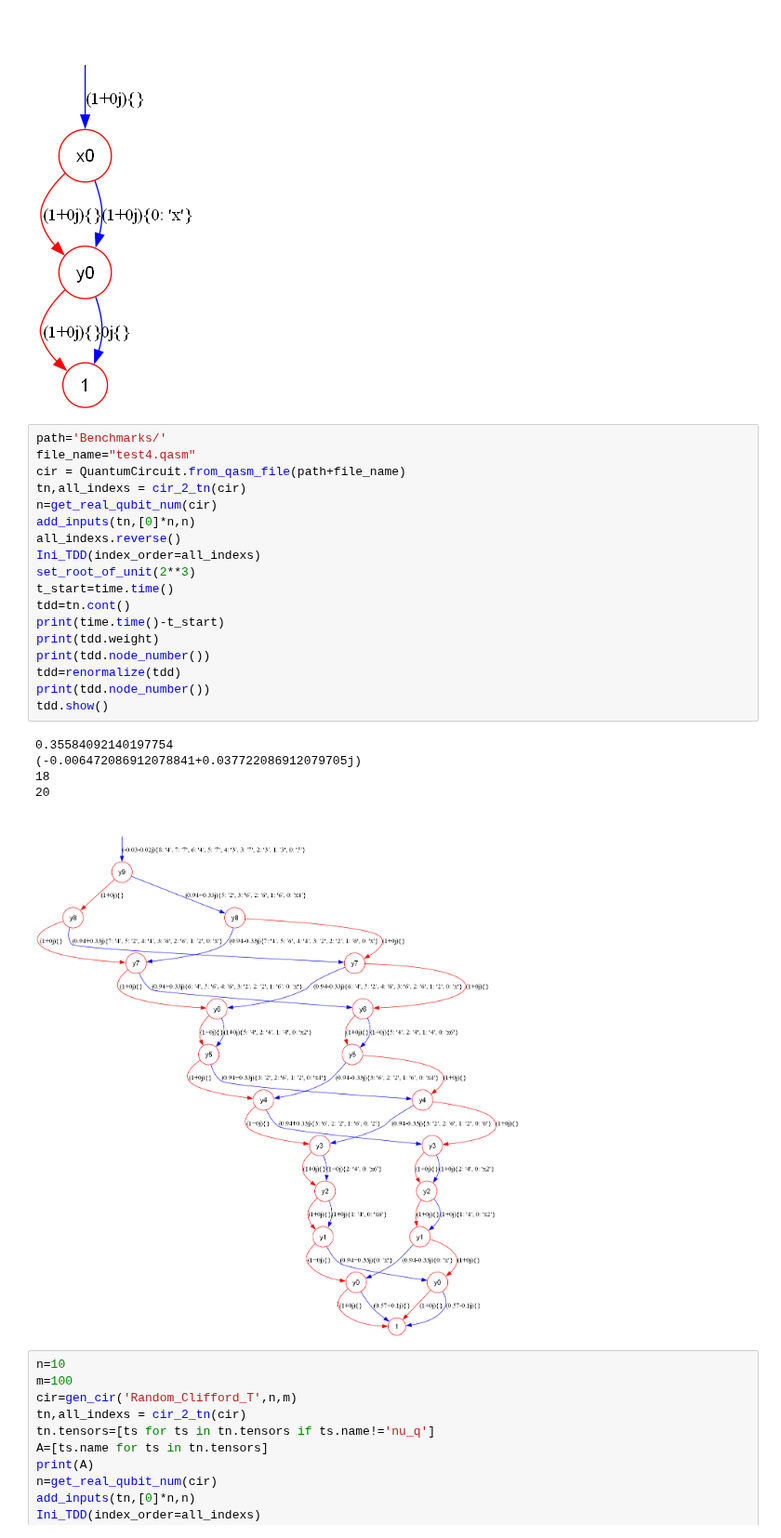
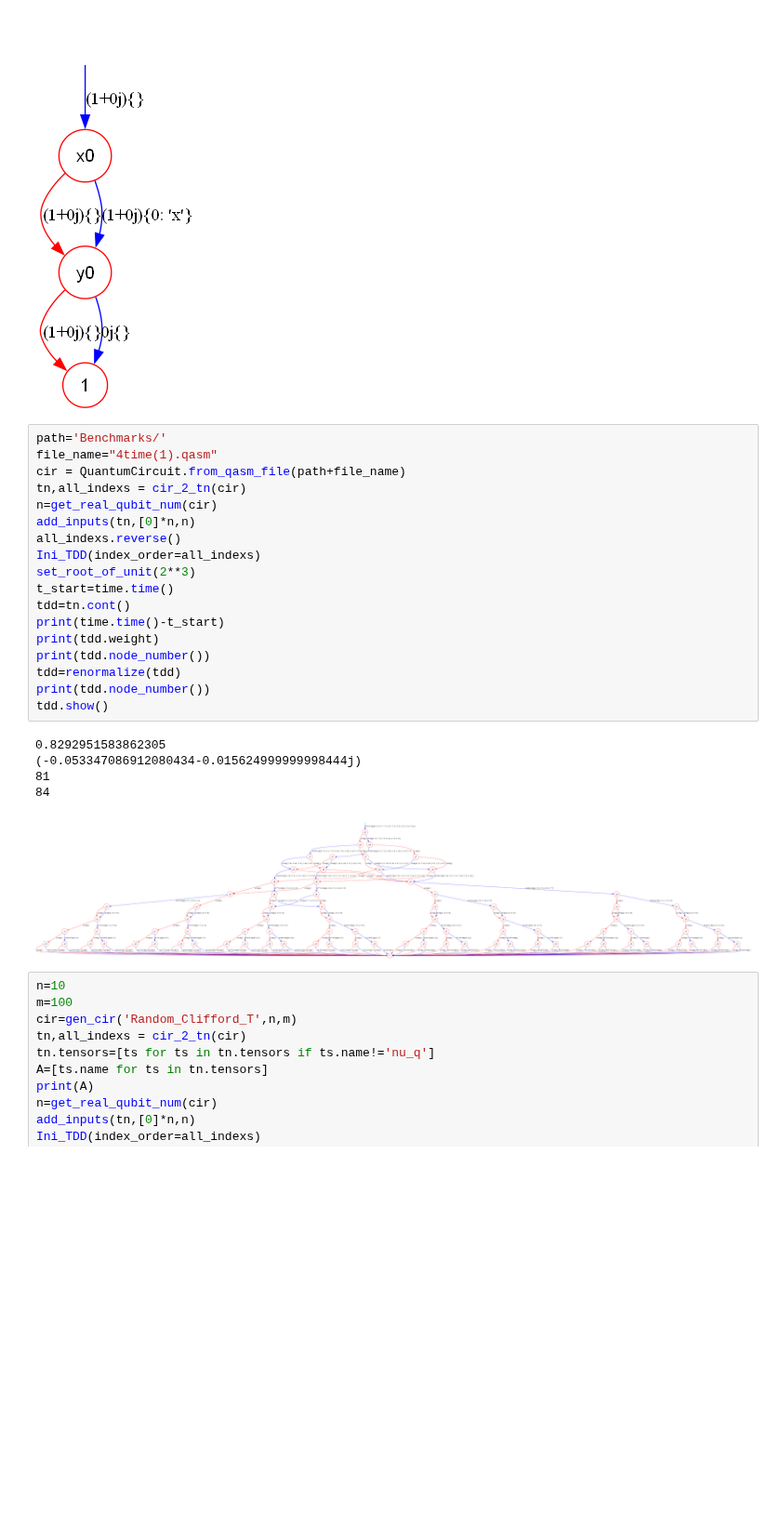
Before and after one commit to Veriqc/LimTDD, a Jupyter notebook: Test.ipynb, the cells around one changed output. Shown at 93% size. Cells and saved outputs as stored; diff of their text form; blank space fills up the shorter version.

```diff
--- a/Test.ipynb
+++ b/Test.ipynb
@@ -25,28 +25,28 @@ ts1.tdd().show()
 [figure]
 # %%
 path='Benchmarks/'
-file_name="test4.qasm"
+file_name="4time(1).qasm"
 cir = QuantumCircuit.from_qasm_file(path+file_name)
 tn,all_indexs = cir_2_tn(cir)
 n=get_real_qubit_num(cir)
 add_inputs(tn,[0]*n,n)
 all_indexs.reverse()
 Ini_TDD(index_order=all_indexs)
 set_root_of_unit(2**3)
 t_start=time.time()
 tdd=tn.cont()
 print(time.time()-t_start)
 print(tdd.weight)
 print(tdd.node_number())
 tdd=renormalize(tdd)
 print(tdd.node_number())
 tdd.show()
 # %% [output]
-0.35584092140197754
-(-0.006472086912078841+0.037722086912079705j)
-18
-20
+0.8292951583862305
+(-0.053347086912080434-0.015624999999998444j)
+81
+84
-[figure, old version]
+[figure, new version]
 # %%
 n=10
 m=100
```
Also changed, not shown: 1 other file.
